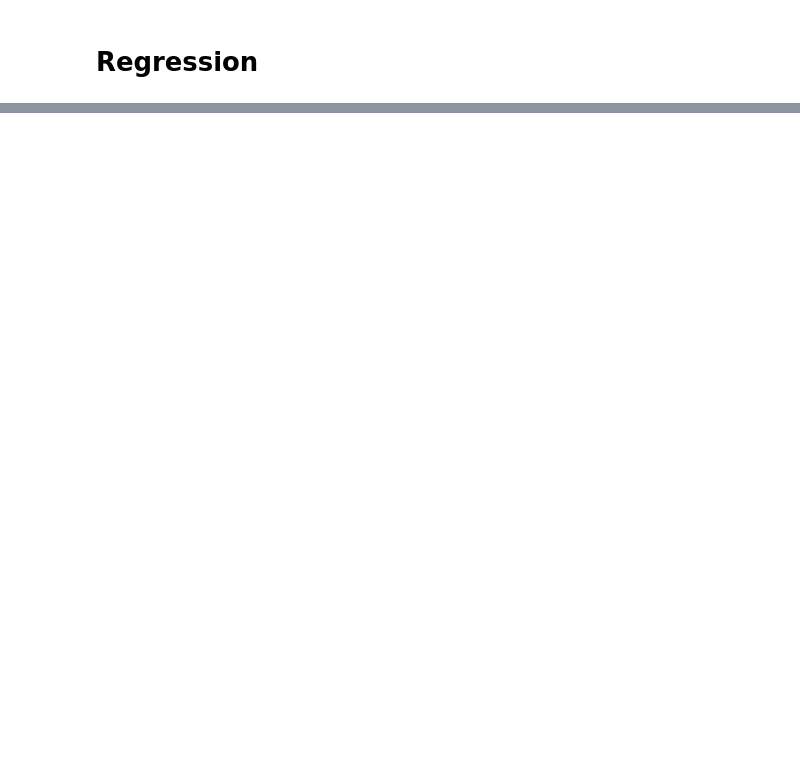
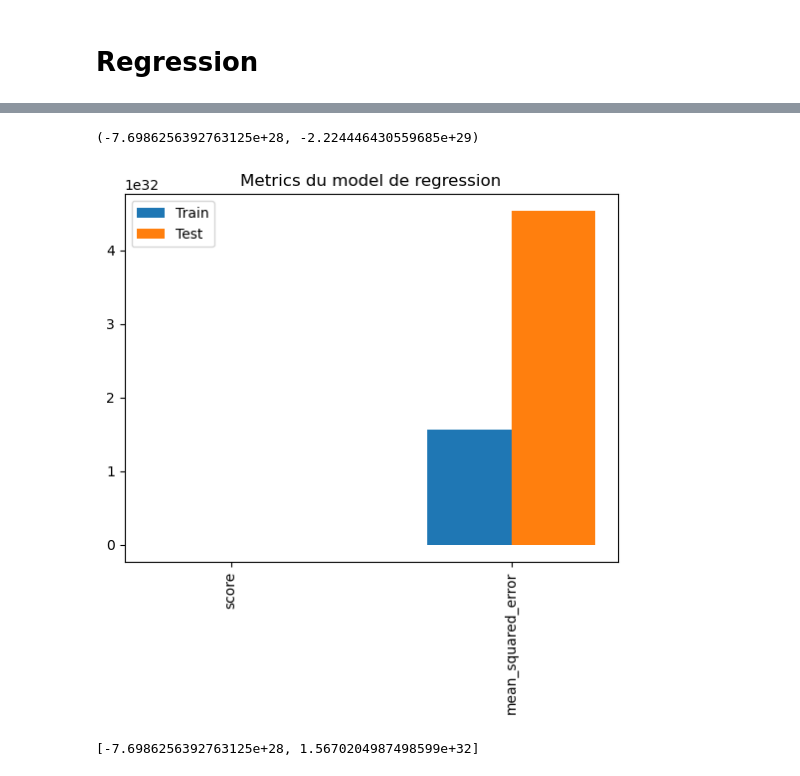
Before and after one commit to DJIGIFA/ODC-ML-DGS, a Jupyter notebook: Untitled.ipynb, the cells around one changed output, grey strips where cells are left out. Saved outputs shown, nothing was run; the diff lists cells and outputs as text; code cells hidden in the pictures; blank space fills up the shorter version.

```diff
--- a/Untitled.ipynb
+++ b/Untitled.ipynb
@@ -346,7 +403,7 @@ alpha_rg_ERREUR = getAplhaPourErreur(X_train=X_train_rg,
                                    y_train=y_train_rg,
                                    y_test=y_test_rg,
                                    model_=model_rg,
-                                   afficher_graph=True,
+                                   afficher_graph=False,
                                     regression=True)
 alpha_rg_ERREUR
 # %% [output]
@@ -358,10 +417,23 @@ model_rg.set_params(alpha=alpha_rg_ERREUR)
 
 model_rg.fit(X_train_rg,y_train_rg)
 
-rg_score = model_rg.score(X_train_rg,y_train_rg)
-rg_tmp_test_predict = model_rg.predict(X_train_rg)
+rg_score_train = model_rg.score(X_train_rg,y_train_rg)
+rg_tmp_train_predict = model_rg.predict(X_train_rg)
 
-# rg_accuracy = metrics.accuracy_score(y_train_rg,rg_tmp_test_predict)
+rg_mean_squared_error_train = metrics.mean_squared_error(y_train_rg,rg_tmp_train_predict)
 
-rg_log_loss = metrics.log_loss(y_train_rg,rg_tmp_test_predict)
+# metrics.confusion_matrix(y_train_rg,rg_tmp_train_predict)  #NON
+# rg_accuracy = metrics.accuracy_score(y_train_rg,rg_tmp_train_predict)   #NON
+# rg_log_loss = metrics.log_loss(y_train_rg,rg_tmp_train_predict)   #NON
 # tmp_test_predict
+
+
+#test
+rg_score_test = model_rg.score(X_test_rg,y_test_rg)
+rg_tmp_test_predict_test = model_rg.predict(X_test_rg)
+
+rg_mean_squared_error_test = metrics.mean_squared_error(y_test_rg,rg_tmp_test_predict_test)
+
+label_rg  =       ['score','mean_squared_error']
+valeur_train_rg = [rg_score_train,rg_mean_squared_error_train]
+valeur_test_rg = [rg_score_test,rg_mean_squared_error_test]
@@ -386,0 +440,22 @@ sn.heatmap(df_cm, annot=True)
+# %%
+largeur_barre_rg = 0.3
+position_train = [i for i in range(len(valeur_train_rg))]
+position_test = [i + largeur_barre for i in range(len(valeur_test_rg))]
+
+
+plt.xticks([r + largeur_barre_rg / 2 for r in range(len(valeur_train_rg))], label_rg)
+
+
+plt.xticks(rotation= 'vertical')
+plt.bar(position_train,valeur_train_rg   ,width=largeur_barre_rg)
+plt.bar(position_test,valeur_test_rg ,width=largeur_barre_rg)
+plt.legend(['Train','Test'],loc=2)
+plt.title("Metrics du model de regression");
+rg_score_train,rg_score_test
+# %% [output]
+(-7.6986256392763125e+28, -2.224446430559685e+29)
+[figure, added]
+# %%
+valeur_train_rg
+# %% [output]
+[-7.6986256392763125e+28, 1.5670204987498599e+32]
```
Also changed, not shown: parts of 34 cells of this notebook.
